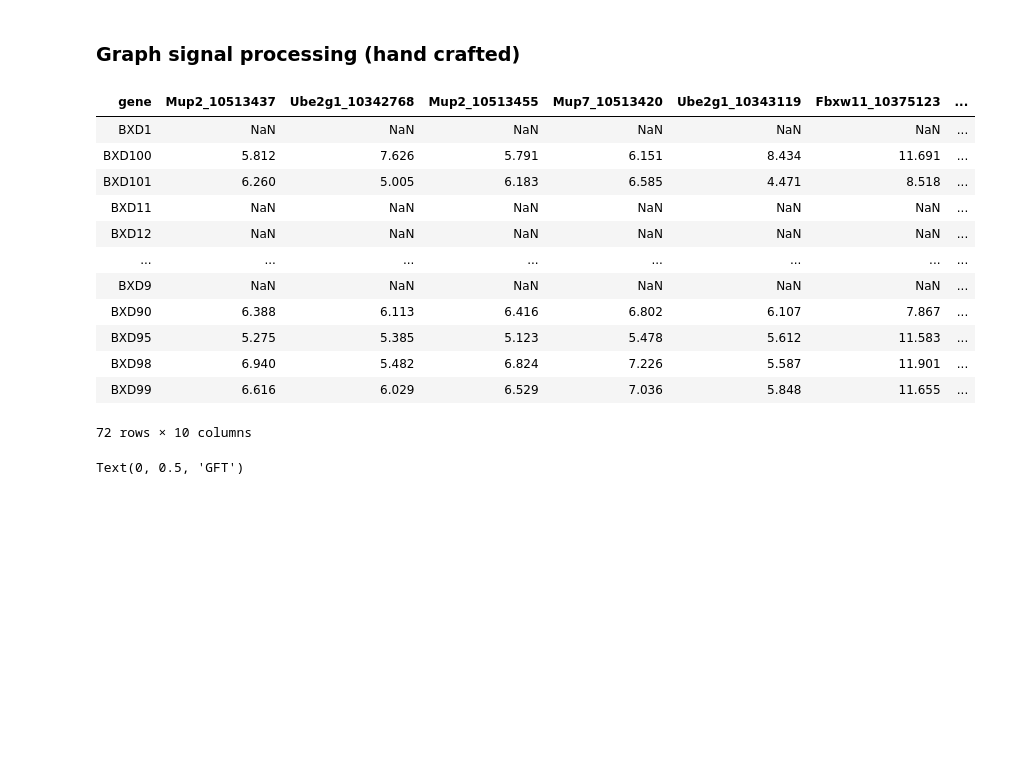
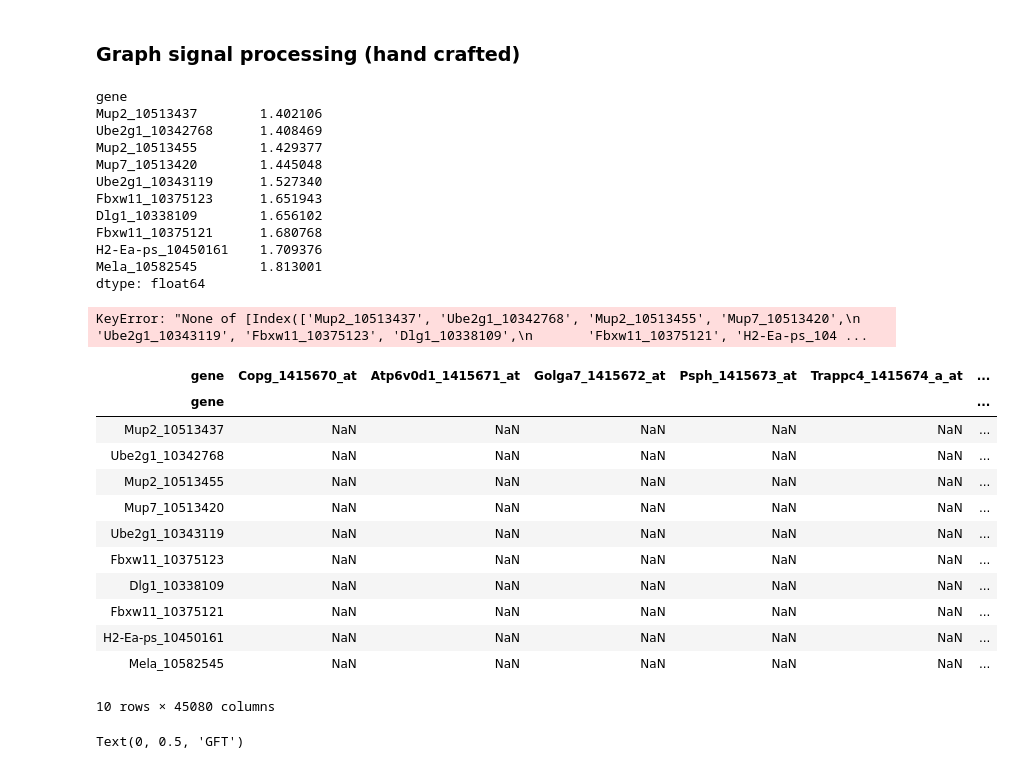
Before and after one commit to raphaelreiss/Network_tour_of_mice_genetics, a Jupyter notebook: Graph_Analysis_Mice_Genetics.ipynb, the cells around one changed output. Drawn from its saved outputs; the diff is of its cells as text; code cells hidden in the pictures; blank space fills up the shorter version.

```diff
--- a/Graph_Analysis_Mice_Genetics.ipynb
+++ b/Graph_Analysis_Mice_Genetics.ipynb
@@ -446,24 +553,42 @@ U = pygsp_weighted_graph.U
 # %%
 gene_expression_df = pd.read_pickle("data/pickle/gene_expression_df.pkl")
 signal = pd.read_pickle("data/pickle/top_variance_genes.pkl")
-signal = gene_expression_df[signal.index]
-# signal.replace({np.nan: 0}, inplace=True)
 # %%
-signal.interpolate()
+signal
 # %% [output]
-| gene | Mup2_10513437 | Ube2g1_10342768 | Mup2_10513455 | Mup7_10513420 | Ube2g1_10343119 | Fbxw11_10375123 | ... |
-| BXD1 | NaN | NaN | NaN | NaN | NaN | NaN | ... |
-| BXD100 | 5.812 | 7.626 | 5.791 | 6.151 | 8.434 | 11.691 | ... |
-| BXD101 | 6.260 | 5.005 | 6.183 | 6.585 | 4.471 | 8.518 | ... |
-| BXD11 | NaN | NaN | NaN | NaN | NaN | NaN | ... |
-| BXD12 | NaN | NaN | NaN | NaN | NaN | NaN | ... |
-| ... | ... | ... | ... | ... | ... | ... | ... |
-| BXD9 | NaN | NaN | NaN | NaN | NaN | NaN | ... |
-| BXD90 | 6.388 | 6.113 | 6.416 | 6.802 | 6.107 | 7.867 | ... |
-| BXD95 | 5.275 | 5.385 | 5.123 | 5.478 | 5.612 | 11.583 | ... |
-| BXD98 | 6.940 | 5.482 | 6.824 | 7.226 | 5.587 | 11.901 | ... |
-| BXD99 | 6.616 | 6.029 | 6.529 | 7.036 | 5.848 | 11.655 | ... |
-72 rows × 10 columns
+gene
+Mup2_10513437        1.402106
+Ube2g1_10342768      1.408469
+Mup2_10513455        1.429377
+Mup7_10513420        1.445048
+Ube2g1_10343119      1.527340
+Fbxw11_10375123      1.651943
+Dlg1_10338109        1.656102
+Fbxw11_10375121      1.680768
+H2-Ea-ps_10450161    1.709376
+Mela_10582545        1.813001
+dtype: float64
+# %%
+signal = gene_expression_df.loc[:, signal.index]
+# signal.replace({np.nan: 0}, inplace=True)
+# %% [output]
+KeyError: "None of [Index(['Mup2_10513437', 'Ube2g1_10342768', 'Mup2_10513455', 'Mup7_10513420',\n       'Ube2g1_10343119', 'Fbxw11_10375123', 'Dlg1_10338109',\n       'Fbxw11_10375121', 'H2-Ea-ps_104 ...
+# %%
+signal
+# %% [output]
+| gene | Copg_1415670_at | Atp6v0d1_1415671_at | Golga7_1415672_at | Psph_1415673_at | Trappc4_1415674_a_at | ... |
+| gene |  |  |  |  |  | ... |
+| Mup2_10513437 | NaN | NaN | NaN | NaN | NaN | ... |
+| Ube2g1_10342768 | NaN | NaN | NaN | NaN | NaN | ... |
+| Mup2_10513455 | NaN | NaN | NaN | NaN | NaN | ... |
+| Mup7_10513420 | NaN | NaN | NaN | NaN | NaN | ... |
+| Ube2g1_10343119 | NaN | NaN | NaN | NaN | NaN | ... |
+| Fbxw11_10375123 | NaN | NaN | NaN | NaN | NaN | ... |
+| Dlg1_10338109 | NaN | NaN | NaN | NaN | NaN | ... |
+| Fbxw11_10375121 | NaN | NaN | NaN | NaN | NaN | ... |
+| H2-Ea-ps_10450161 | NaN | NaN | NaN | NaN | NaN | ... |
+| Mela_10582545 | NaN | NaN | NaN | NaN | NaN | ... |
+10 rows × 45080 columns
 # %%
 plt.figure(figsize=(10, 6))
 for i in range(signal.shape[1]):
```
Also changed, not shown: parts of 37 cells of this notebook.
